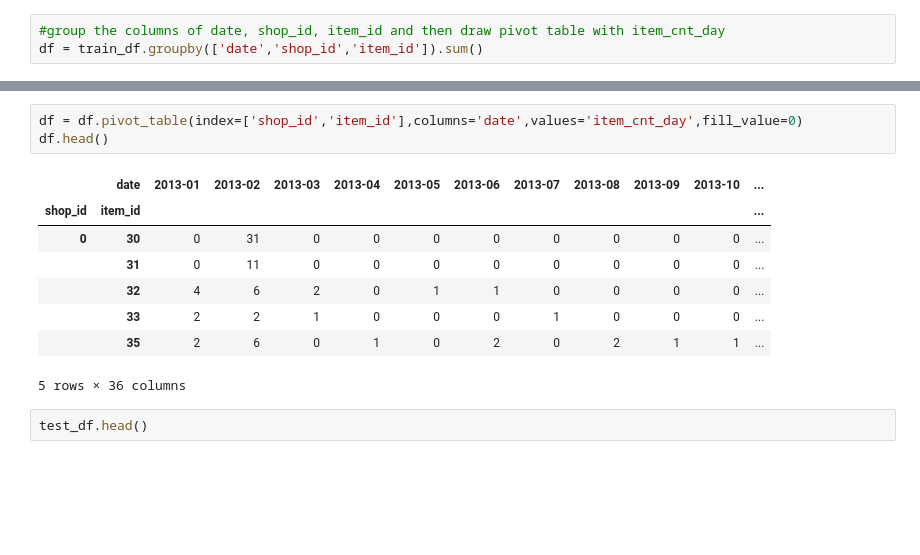
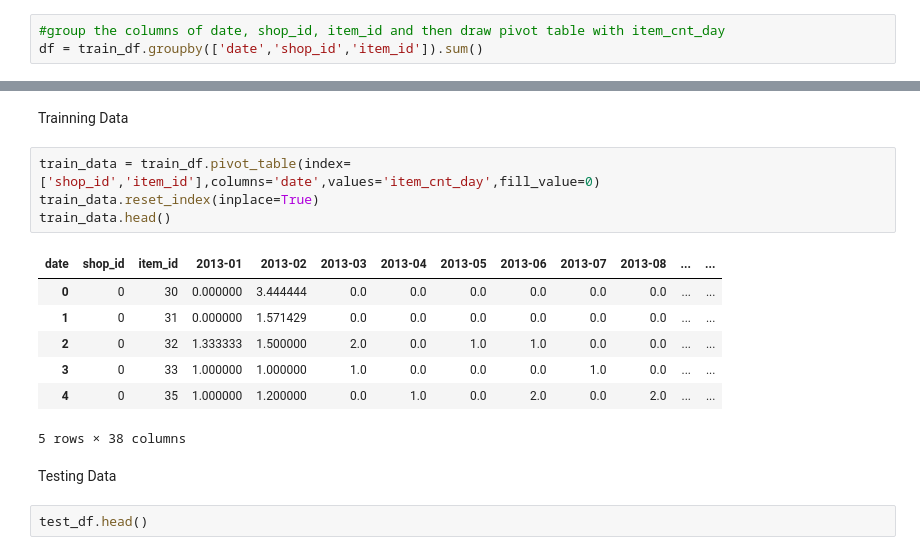
Before and after one commit to arunmadhuk/Machine-Learning, a Jupyter notebook: Predict Future Sales.ipynb, the cells around one changed output, grey strips where cells are left out. Cells and saved outputs as stored; diff of their text form; blank space fills up the shorter version.

```diff
--- a/Predict Future Sales.ipynb
+++ b/Predict Future Sales.ipynb
@@ -183,15 +175,19 @@ df.head()
+# %% [markdown]
+Trainning Data
 # %%
-df = df.pivot_table(index=['shop_id','item_id'],columns='date',values='item_cnt_day',fill_value=0)
-df.head()
+train_data = train_df.pivot_table(index=['shop_id','item_id'],columns='date',values='item_cnt_day',fill_value=0)
+train_data.reset_index(inplace=True)
+train_data.head()
 # %% [output]
-|  | date | 2013-01 | 2013-02 | 2013-03 | 2013-04 | 2013-05 | 2013-06 | 2013-07 | 2013-08 | 2013-09 | 2013-10 | ... |
-| shop_id | item_id |  |  |  |  |  |  |  |  |  |  | ... |
-| 0 | 30 | 0 | 31 | 0 | 0 | 0 | 0 | 0 | 0 | 0 | 0 | ... |
-|  | 31 | 0 | 11 | 0 | 0 | 0 | 0 | 0 | 0 | 0 | 0 | ... |
-|  | 32 | 4 | 6 | 2 | 0 | 1 | 1 | 0 | 0 | 0 | 0 | ... |
-|  | 33 | 2 | 2 | 1 | 0 | 0 | 0 | 1 | 0 | 0 | 0 | ... |
-|  | 35 | 2 | 6 | 0 | 1 | 0 | 2 | 0 | 2 | 1 | 1 | ... |
+| date | shop_id | item_id | 2013-01 | 2013-02 | 2013-03 | 2013-04 | 2013-05 | 2013-06 | 2013-07 | 2013-08 | ... | ... |
+| 0 | 0 | 30 | 0.000000 | 3.444444 | 0.0 | 0.0 | 0.0 | 0.0 | 0.0 | 0.0 | ... | ... |
+| 1 | 0 | 31 | 0.000000 | 1.571429 | 0.0 | 0.0 | 0.0 | 0.0 | 0.0 | 0.0 | ... | ... |
+| 2 | 0 | 32 | 1.333333 | 1.500000 | 2.0 | 0.0 | 1.0 | 1.0 | 0.0 | 0.0 | ... | ... |
+| 3 | 0 | 33 | 1.000000 | 1.000000 | 1.0 | 0.0 | 0.0 | 0.0 | 1.0 | 0.0 | ... | ... |
+| 4 | 0 | 35 | 1.000000 | 1.200000 | 0.0 | 1.0 | 0.0 | 2.0 | 0.0 | 2.0 | ... | ... |
-5 rows × 36 columns
+5 rows × 38 columns
+# %% [markdown]
+Testing Data
 # %%
 test_df.head()
 # %% [output]
```
Also changed, not shown: parts of 35 cells of this notebook, 1 other file.
